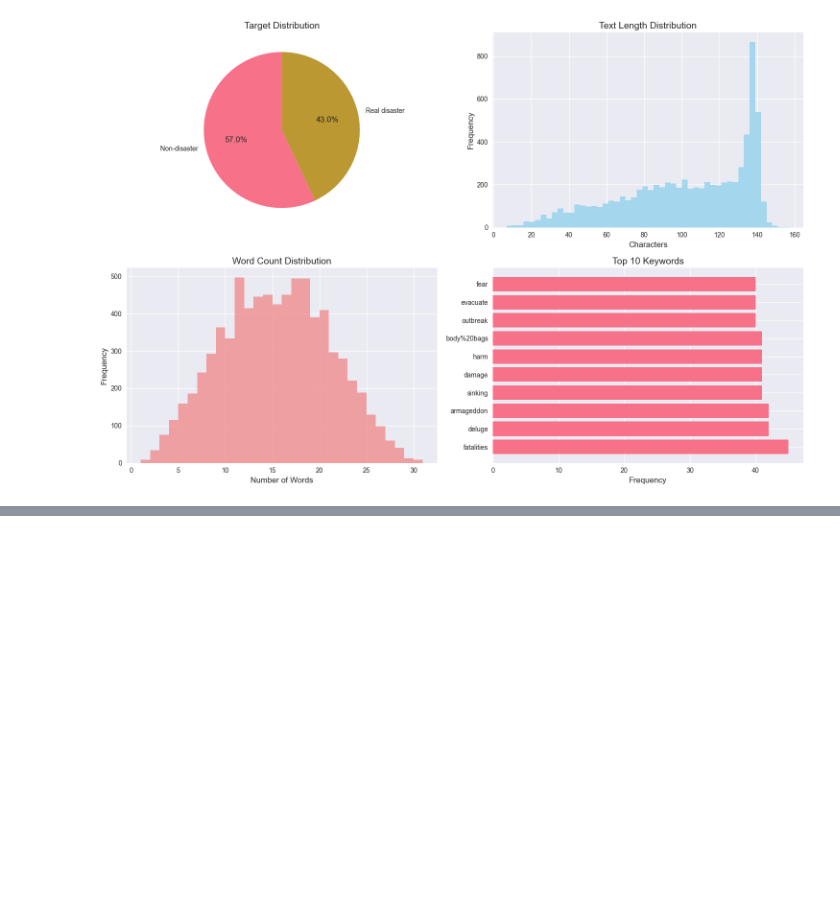
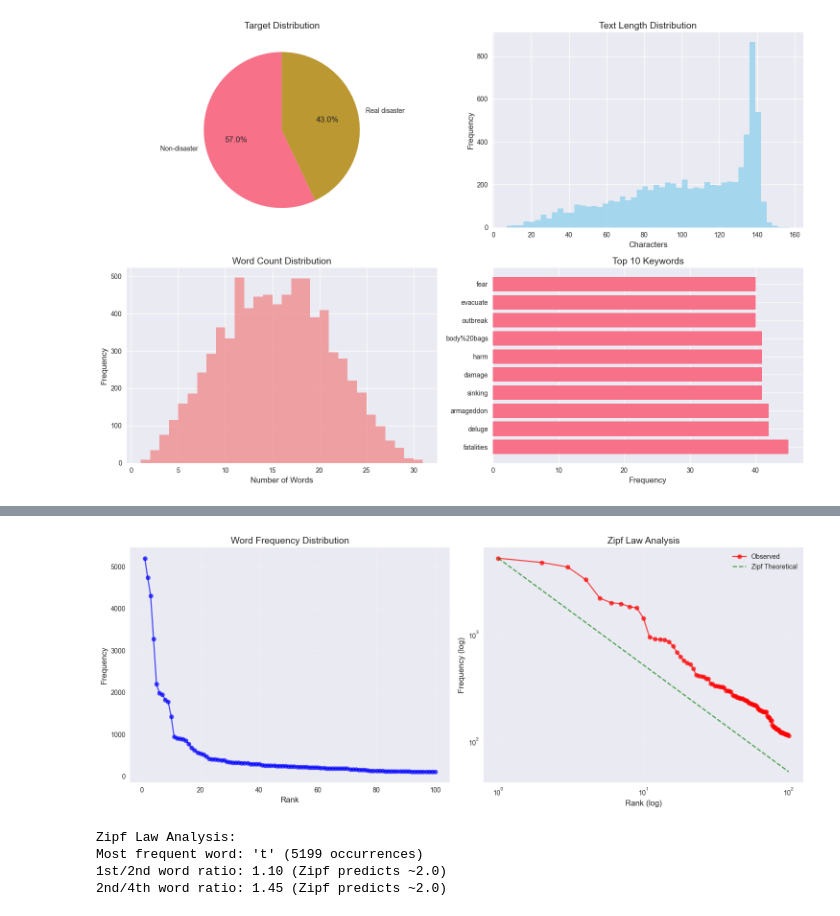
Before and after one commit to PameBlanca/FCD_UV_2025, a Jupyter notebook: twitter_disaster_nlp/notebooks/disaster_tweets_analysis.ipynb, the cells around one changed output, grey strips where cells are left out. Cells and saved outputs as stored; diff of their text form; code cells hidden in the pictures; blank space fills up the shorter version.

```diff
--- a/twitter_disaster_nlp/notebooks/disaster_tweets_analysis.ipynb
+++ b/twitter_disaster_nlp/notebooks/disaster_tweets_analysis.ipynb
@@ -283,0 +320,42 @@ plt.show()
+# %%
+# Análisis de Zipf Law
+ranks = np.arange(1, 101)
+top_100_frequencies = [freq for _, freq in sorted_words[:100]]
+
+fig, (ax1, ax2) = plt.subplots(1, 2, figsize=(15, 6))
+
+ax1.plot(ranks, top_100_frequencies, 'bo-', alpha=0.7)
+ax1.set_xlabel('Rank')
+ax1.set_ylabel('Frequency')
+ax1.set_title('Word Frequency Distribution')
+ax1.grid(True, alpha=0.3)
+
+ax2.loglog(ranks, top_100_frequencies, 'ro-', alpha=0.7, label='Observed')
+zipf_theoretical = top_100_frequencies[0] / ranks
+ax2.loglog(ranks, zipf_theoretical, 'g--', alpha=0.7, label='Zipf Theoretical')
+ax2.set_xlabel('Rank (log)')
+ax2.set_ylabel('Frequency (log)')
+ax2.set_title('Zipf Law Analysis')
+ax2.legend()
+ax2.grid(True, alpha=0.3)
+
+plt.tight_layout()
+plt.show()
+
+first_word_freq = top_100_frequencies[0]
+second_word_freq = top_100_frequencies[1]
+fourth_word_freq = top_100_frequencies[3]
+
+zipf_ratio_1_2 = first_word_freq / second_word_freq
+zipf_ratio_2_4 = second_word_freq / fourth_word_freq
+
+print(f"Zipf Law Analysis:")
+print(f"Most frequent word: '{sorted_words[0][0]}' ({first_word_freq} occurrences)")
+print(f"1st/2nd word ratio: {zipf_ratio_1_2:.2f} (Zipf predicts ~2.0)")
+print(f"2nd/4th word ratio: {zipf_ratio_2_4:.2f} (Zipf predicts ~2.0)")
+# %% [output]
+[figure, added]
+Zipf Law Analysis:
+Most frequent word: 't' (5199 occurrences)
+1st/2nd word ratio: 1.10 (Zipf predicts ~2.0)
+2nd/4th word ratio: 1.45 (Zipf predicts ~2.0)
```
Also changed, not shown: parts of 19 cells of this notebook.
